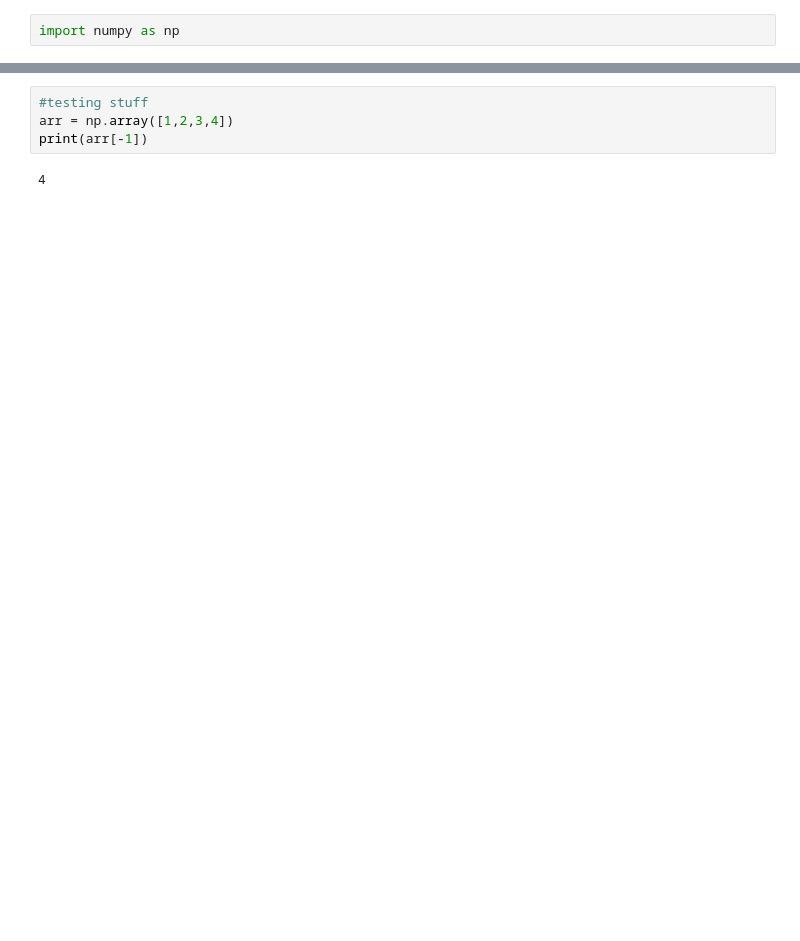
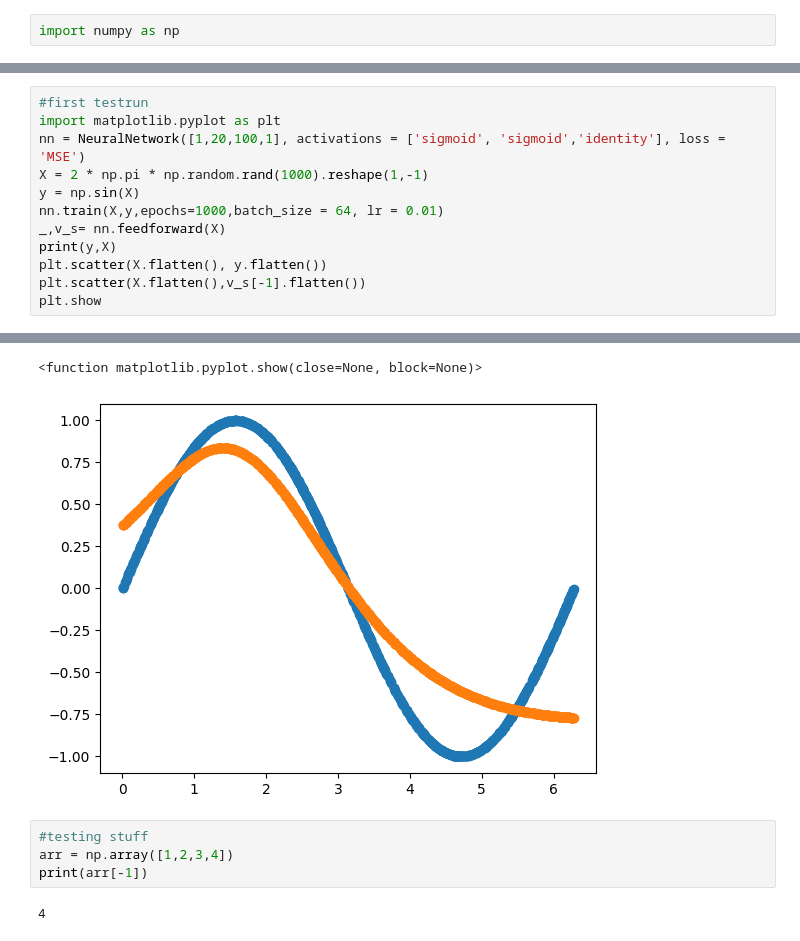
Before and after one commit to yschimpf/feedback_alignment, a Jupyter notebook: code/backpropagtion.ipynb, the cells around one changed output, grey strips where cells are left out. Drawn from its saved outputs; the diff is of its cells as text; blank space fills up the shorter version.

```diff
--- a/code/backpropagtion.ipynb
+++ b/code/backpropagtion.ipynb
@@ -121,0 +125,13 @@ class NeuralNetwork(object):
+# %%
+#first testrun
+import matplotlib.pyplot as plt
+nn = NeuralNetwork([1,20,100,1], activations = ['sigmoid', 'sigmoid','identity'], loss = 'MSE')
+X = 2 * np.pi * np.random.rand(1000).reshape(1,-1)
+y = np.sin(X)
+nn.train(X,y,epochs=1000,batch_size = 64, lr = 0.01)
+_,v_s= nn.feedforward(X)
+print(y,X)
+plt.scatter(X.flatten(), y.flatten())
+plt.scatter(X.flatten(),v_s[-1].flatten())
+plt.show
+# %% [output]
@@ -122,3 +155,5 @@ class NeuralNetwork(object):
+<function matplotlib.pyplot.show(close=None, block=None)>
+[figure, added]
 # %%
 #testing stuff
 arr = np.array([1,2,3,4])
```
Also changed, not shown: parts of 3 cells of this notebook.
